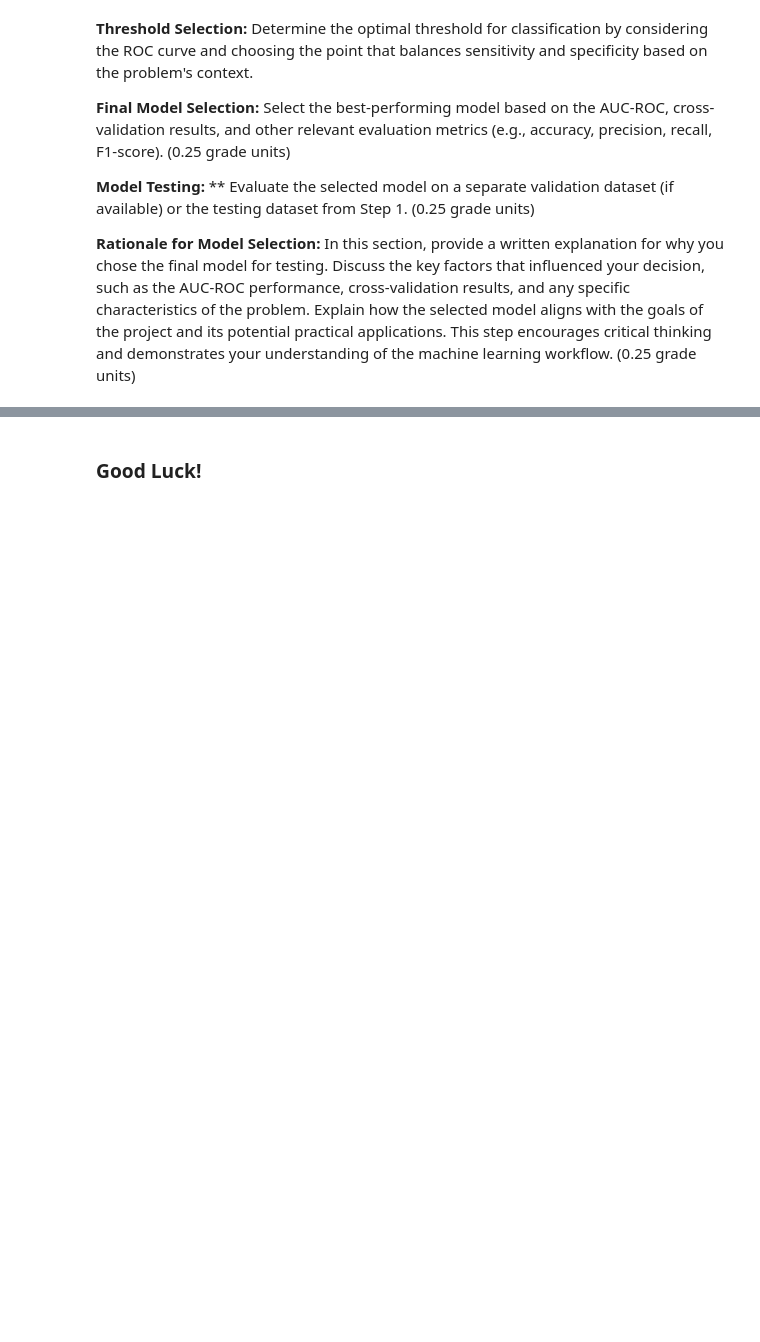
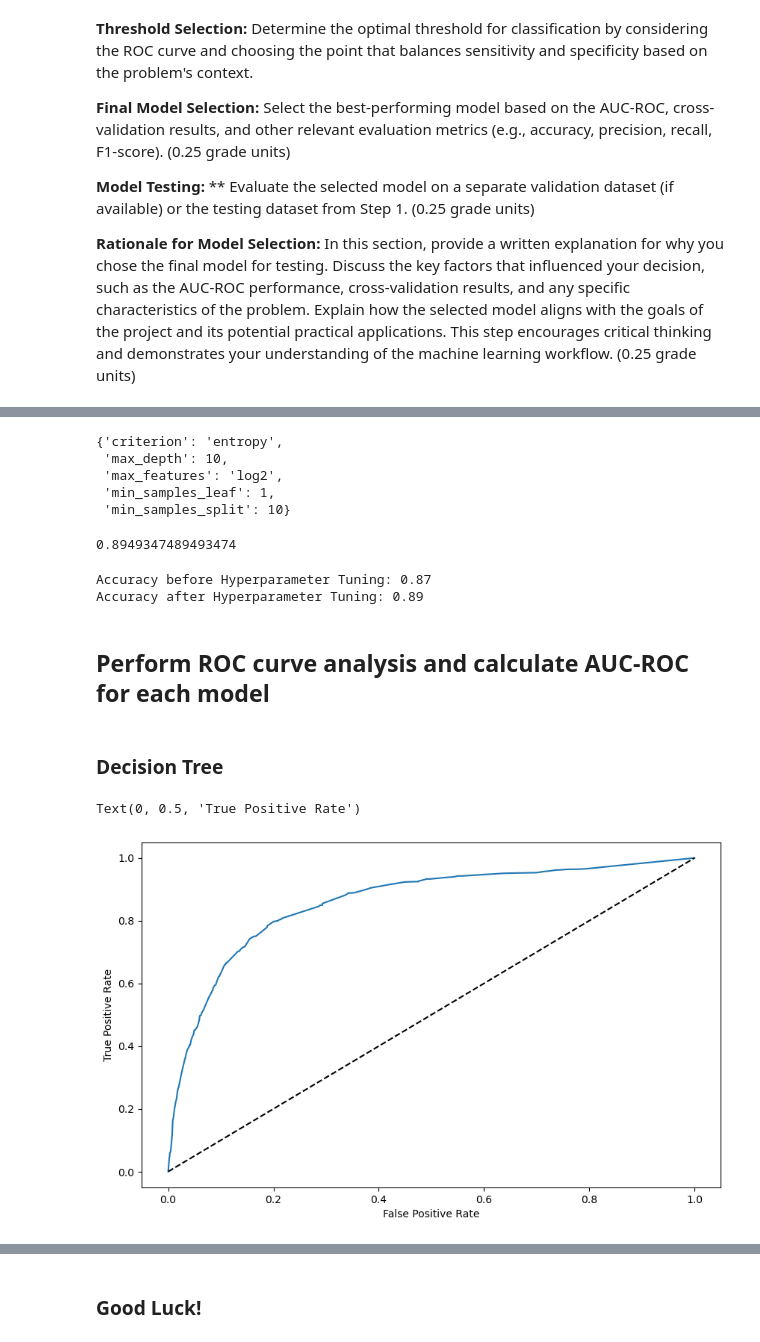
Before and after one commit to MikaVilpo/TUAS-IntroDataAndAI, a Jupyter notebook: DEAI_Assignment_1.ipynb, the cells around one changed output, grey strips where cells are left out. Saved outputs shown, nothing was run; the diff lists cells and outputs as text; code cells hidden in the pictures; blank space fills up the shorter version.

```diff
--- a/DEAI_Assignment_1.ipynb
+++ b/DEAI_Assignment_1.ipynb
@@ -1049,0 +1100,77 @@ No artists with labels found to put in legend.  Note that artists whose label st
+# %%
+# Hyperparameter tuning for Decision Tree - Randomized Search
+
+# Define the grid
+grid = {
+    'criterion': ['gini', 'entropy'],
+    'max_depth': [10, 50, 100, None],
+    'min_samples_split': [2, 5, 10],
+    'min_samples_leaf': [1, 2, 4],
+    'max_features': ['sqrt', 'log2']
+}
+
+# Define the Randomized Search
+dt_random_search = RandomizedSearchCV(dt, grid, n_iter=100, cv=3, scoring='accuracy')
+
+# Fit the Randomized Search
+dt_random_search.fit(X_train, Y_train)
+
+# Get the best parameters
+dt_best_params_random = dt_random_search.best_params_
+dt_best_params
+# %% [output]
+{'criterion': 'entropy',
+ 'max_depth': 10,
+ 'max_features': 'log2',
+ 'min_samples_leaf': 1,
+ 'min_samples_split': 10}
+# %%
+# Get the best score
+dt_best_score_random = dt_random_search.best_score_
+dt_best_score_random
+# %% [output]
+0.8949347489493474
+# %%
+# Cross-validate the Decision Tree with the best parameters
+
+# Initialize the model with the best parameters
+dt_best = tree.DecisionTreeClassifier(**dt_best_params)
+
+# Cross-validate the model
+dt_best_cv = cross_val_score(dt_best, X_train, Y_train, cv=10, scoring='accuracy')
+
+# Calculate the mean of the cross-validation
+dt_best_cv_mean = dt_best_cv.mean()
+
+# Print value before hyperparameter tuning and after with 2 decimal points
+print(f"Accuracy before Hyperparameter Tuning: {dt_cv_mean:.2f}")
+print(f"Accuracy after Hyperparameter Tuning: {dt_best_cv_mean:.2f}")
+
+dt_best_fitted = dt_best.fit(X_train, Y_train)
+# %% [output]
+Accuracy before Hyperparameter Tuning: 0.87
+Accuracy after Hyperparameter Tuning: 0.89
+# %% [markdown]
+## Perform ROC curve analysis and calculate AUC-ROC for each model
+# %% [markdown]
+###  Decision Tree
+# %%
+# Get the probabilities for Decision Tree
+y_probs_dt = dt_best_fitted.predict_proba(X_test)[:, 1]
+
+# Get the fpr, tpr, and thresholds
+fpr_dt, tpr_dt, thresholds_dt = roc_curve(Y_test, y_probs_dt)
+
+# Get the AUC-ROC
+auc_dt = auc(fpr_dt, tpr_dt)
+
+# Plot the ROC curve
+
+plt.figure(figsize=(10, 6))
+plt.plot(fpr_dt, tpr_dt, label=f'Decision Tree (AUC = {auc_dt:.2f})')
+plt.plot([0, 1], [0, 1], 'k--')
+plt.xlabel('False Positive Rate')
+plt.ylabel('True Positive Rate')
+# %% [output]
+Text(0, 0.5, 'True Positive Rate')
+[figure, added]
```
Also changed, not shown: parts of 18 cells of this notebook.
